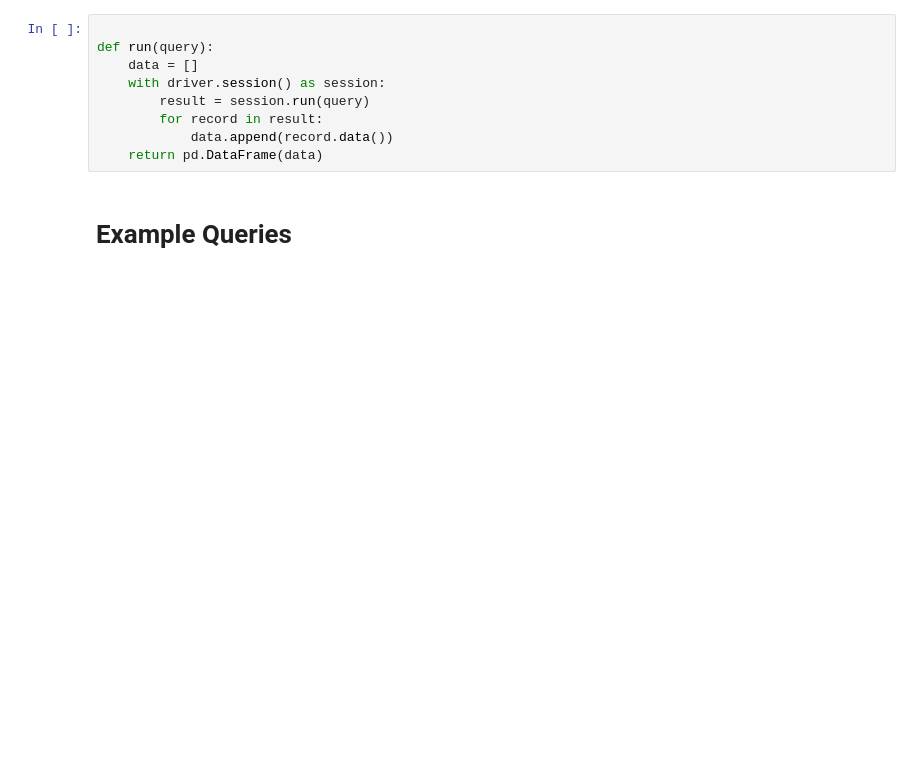
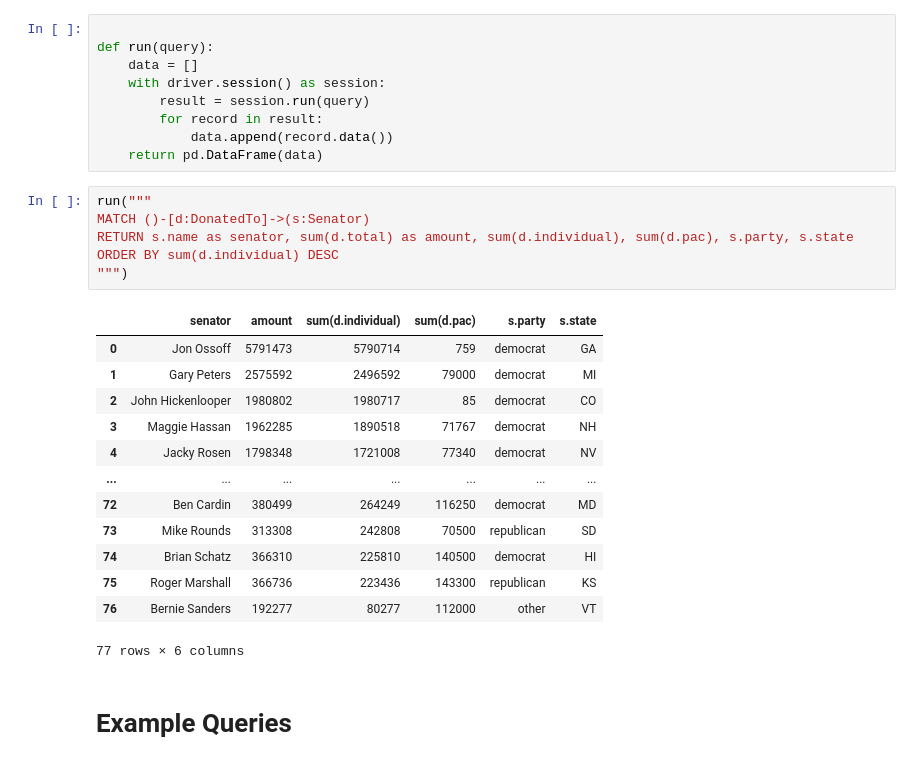
Before and after one commit to Aidankeogh/SenatorGraph, a Jupyter notebook: query_graph.ipynb, the cells around one changed output. Cells and saved outputs as stored; diff of their text form; blank space fills up the shorter version.

Commit message:
adding vote margins, pac, and individual contributor amounts

```diff
--- a/query_graph.ipynb
+++ b/query_graph.ipynb
@@ -13,6 +13,26 @@ def run(query):
         for record in result:
             data.append(record.data())
     return pd.DataFrame(data)
+# %%
+run("""
+MATCH ()-[d:DonatedTo]->(s:Senator)
+RETURN s.name as senator, sum(d.total) as amount, sum(d.individual), sum(d.pac), s.party, s.state
+ORDER BY sum(d.individual) DESC
+""")
+# %% [output]
+|  | senator | amount | sum(d.individual) | sum(d.pac) | s.party | s.state |
+| 0 | Jon Ossoff | 5791473 | 5790714 | 759 | democrat | GA |
+| 1 | Gary Peters | 2575592 | 2496592 | 79000 | democrat | MI |
+| 2 | John Hickenlooper | 1980802 | 1980717 | 85 | democrat | CO |
+| 3 | Maggie Hassan | 1962285 | 1890518 | 71767 | democrat | NH |
+| 4 | Jacky Rosen | 1798348 | 1721008 | 77340 | democrat | NV |
+| ... | ... | ... | ... | ... | ... | ... |
+| 72 | Ben Cardin | 380499 | 264249 | 116250 | democrat | MD |
+| 73 | Mike Rounds | 313308 | 242808 | 70500 | republican | SD |
+| 74 | Brian Schatz | 366310 | 225810 | 140500 | democrat | HI |
+| 75 | Roger Marshall | 366736 | 223436 | 143300 | republican | KS |
+| 76 | Bernie Sanders | 192277 | 80277 | 112000 | other | VT |
+77 rows × 6 columns
 # %% [markdown]
 # Example Queries
 # %% [markdown]
```
Also changed, not shown: parts of 2 cells of this notebook, 2 other files.
